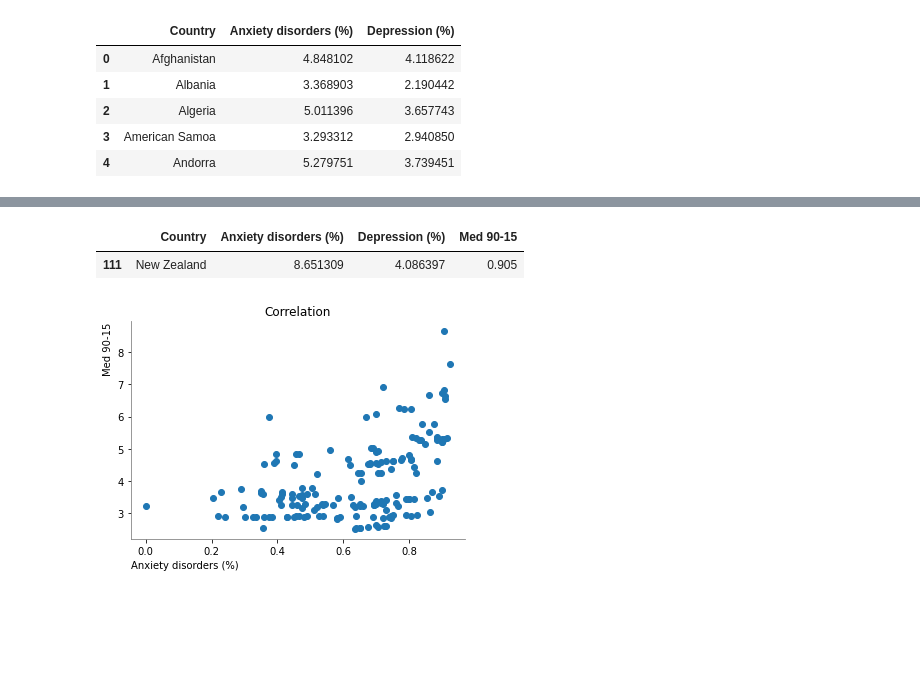
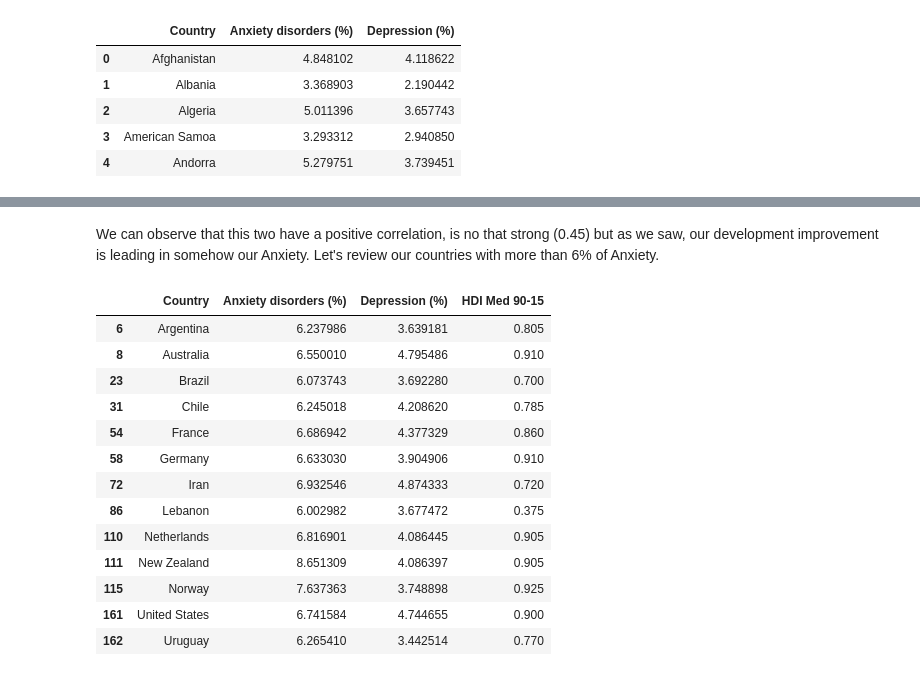
Before and after one commit to jesusmlb/Mental-health-Disorder, a Jupyter notebook: Mental_health.ipynb, the cells around one changed output, grey strips where cells are left out. Cells and saved outputs as stored; diff of their text form; code cells hidden in the pictures; blank space fills up the shorter version.

```diff
--- a/Mental_health.ipynb
+++ b/Mental_health.ipynb
@@ -462,4 +471,4 @@ As we can see it is split by years, let's measure until 2015 so It can be the sa
 # %%
-hdi['Med 90-15'] = hdi[['1990', '2000', '2010', '2015']].median(axis=1)
+hdi['HDI Med 90-15'] = hdi[['1990', '2000', '2010', '2015']].median(axis=1)
 hdi.head()
 # %% [output]
@@ -484,4 +495,4 @@ newdf.head()
 # %%
-totl = pd.merge(newdf, hdi[['Country', 'Med 90-15']], how='inner', on='Country')
+totl = pd.merge(newdf, hdi[['Country', 'HDI Med 90-15']], how='inner', on='Country')
 totl.head()
 # %% [output]
@@ -494,17 +519,19 @@ totl.head()
+# %% [markdown]
+We can observe that this two have a positive correlation, is no that strong (0.45) but as we saw, our development improvement is leading in somehow our Anxiety. Let's review our countries with more than 6% of Anxiety.
 # %%
-totl.loc[totl['Anxiety disorders (%)'] > 8]
+totl.loc[totl['Anxiety disorders (%)'] > 6]
 # %% [output]
-|  | Country | Anxiety disorders (%) | Depression (%) | Med 90-15 |
+|  | Country | Anxiety disorders (%) | Depression (%) | HDI Med 90-15 |
+| 6 | Argentina | 6.237986 | 3.639181 | 0.805 |
+| 8 | Australia | 6.550010 | 4.795486 | 0.910 |
+| 23 | Brazil | 6.073743 | 3.692280 | 0.700 |
+| 31 | Chile | 6.245018 | 4.208620 | 0.785 |
+| 54 | France | 6.686942 | 4.377329 | 0.860 |
+| 58 | Germany | 6.633030 | 3.904906 | 0.910 |
+| 72 | Iran | 6.932546 | 4.874333 | 0.720 |
+| 86 | Lebanon | 6.002982 | 3.677472 | 0.375 |
+| 110 | Netherlands | 6.816901 | 4.086445 | 0.905 |
 | 111 | New Zealand | 8.651309 | 4.086397 | 0.905 |
+| 115 | Norway | 7.637363 | 3.748898 | 0.925 |
+| 161 | United States | 6.741584 | 4.744655 | 0.900 |
+| 162 | Uruguay | 6.265410 | 3.442514 | 0.770 |
-# %%
-ax = plt.axes()
-ax.spines['bottom'].set_color('grey')
-ax.spines['left'].set_color('grey')
-ax.spines[['right', 'top']].set_visible(False)
-plt.plot("Med 90-15", "Anxiety disorders (%)", data=totl, linestyle='none', marker='o')
-plt.title('Correlation')
-plt.ylabel('Med 90-15', loc='top', multialignment='center')
-plt.xlabel('Anxiety disorders (%)', loc='left')
-plt.show()
-# %% [output]
-[figure, removed]
```
Also changed, not shown: parts of 16 cells of this notebook.
